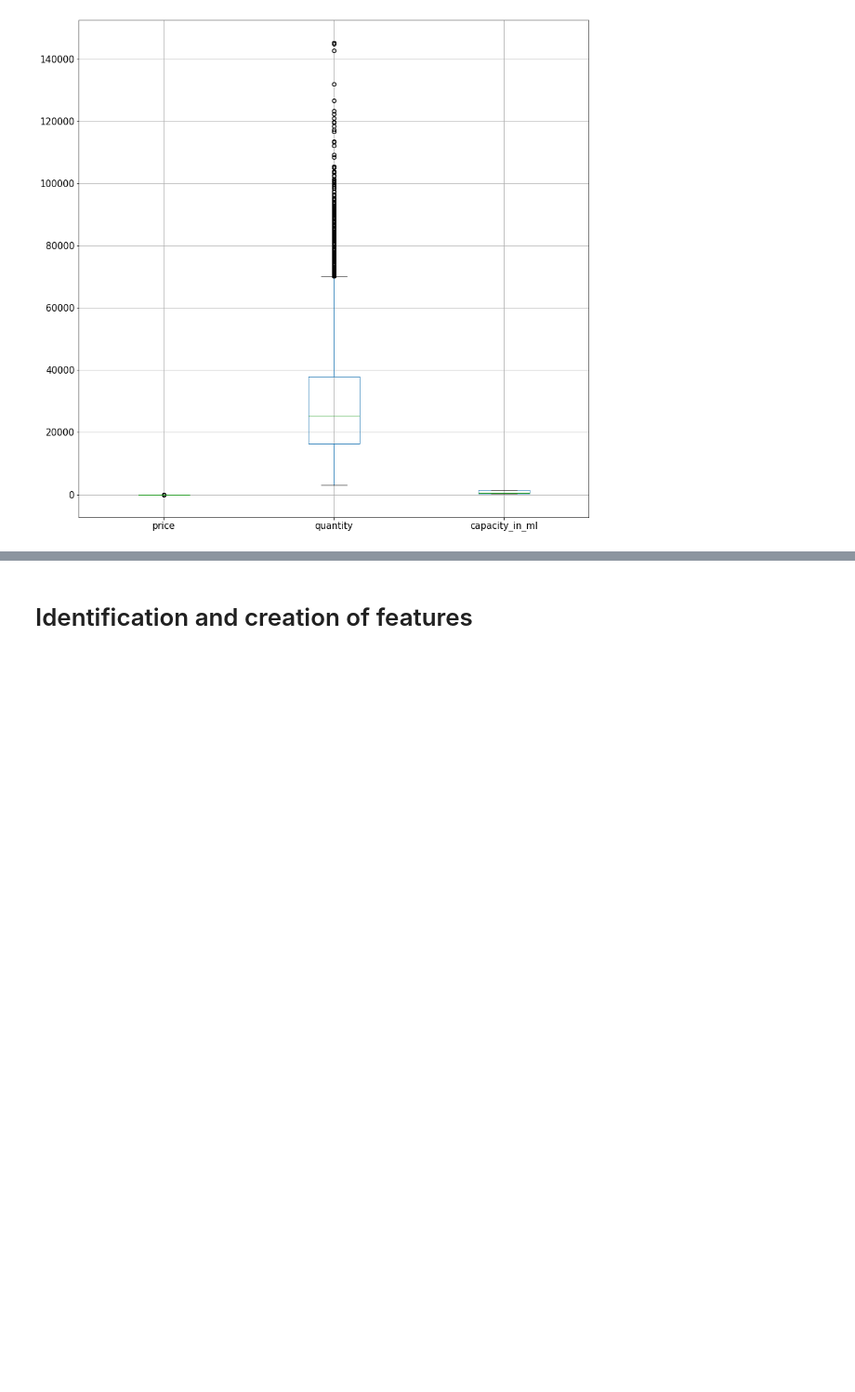
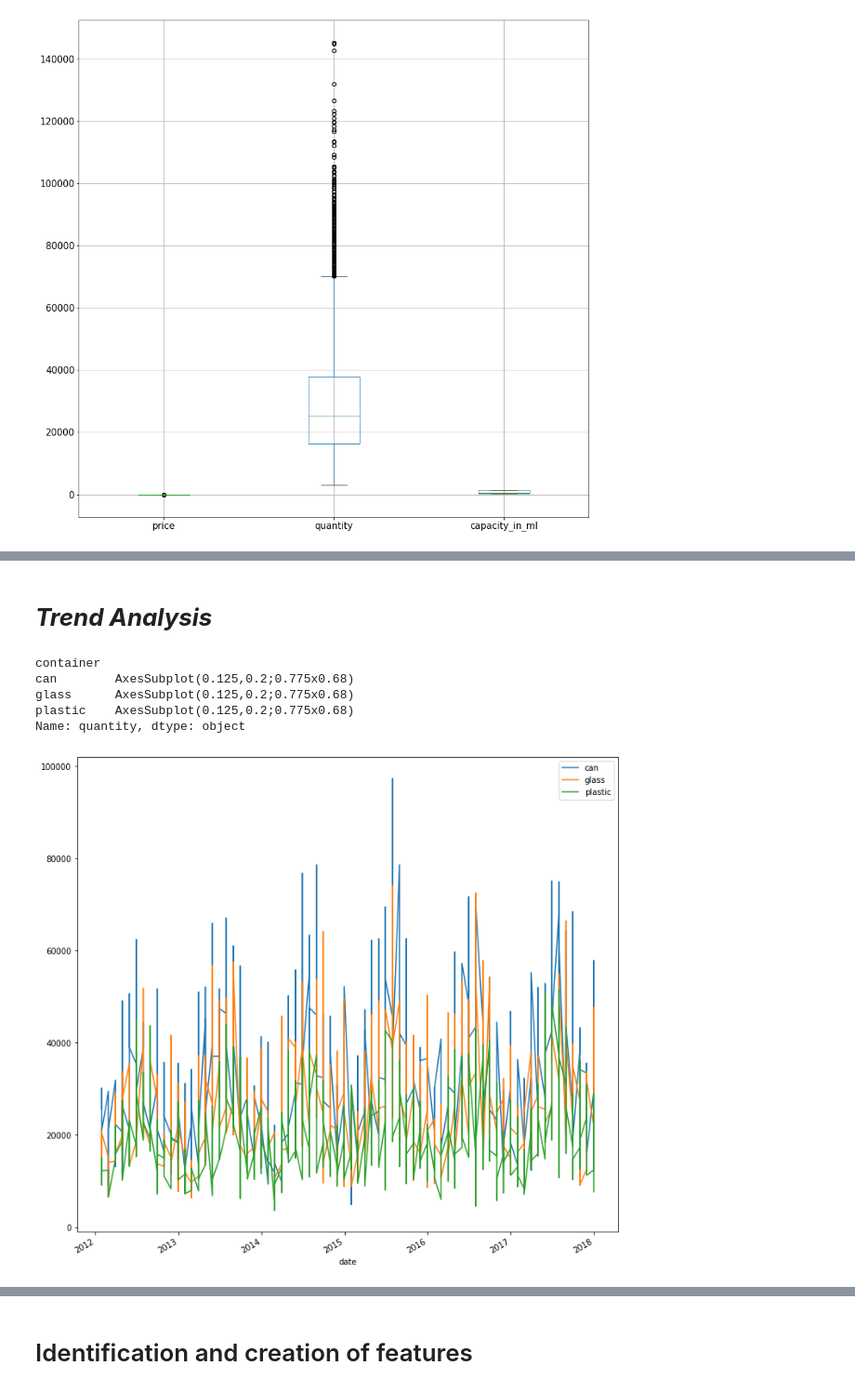
Before and after one commit to gaurang0705/Capstone-project---Demand-prediction, a Jupyter notebook: Capstone_Demand_prediction_EDA_step2.ipynb, the cells around one changed output, grey strips where cells are left out. Shown at 93% size. Saved outputs shown, nothing was run; the diff lists cells and outputs as text; code cells hidden in the pictures; blank space fills up the shorter version.

```diff
--- a/Capstone_Demand_prediction_EDA_step2.ipynb
+++ b/Capstone_Demand_prediction_EDA_step2.ipynb
@@ -239,0 +261,13 @@ df.select_dtypes(include=[object])
+# %% [markdown]
+# ***Trend Analysis***
+# %%
+df_adult_cola = df[df['brand'] == 'adult-cola' ]
+df_adult_cola.set_index('date' , inplace = True)
+df_adult_cola.groupby('container')['quantity'].plot(legend = True , figsize = (12, 12))
+# %% [output]
+container
+can        AxesSubplot(0.125,0.2;0.775x0.68)
+glass      AxesSubplot(0.125,0.2;0.775x0.68)
+plastic    AxesSubplot(0.125,0.2;0.775x0.68)
+Name: quantity, dtype: object
+[figure, added]
```
Also changed, not shown: parts of 32 cells of this notebook.
